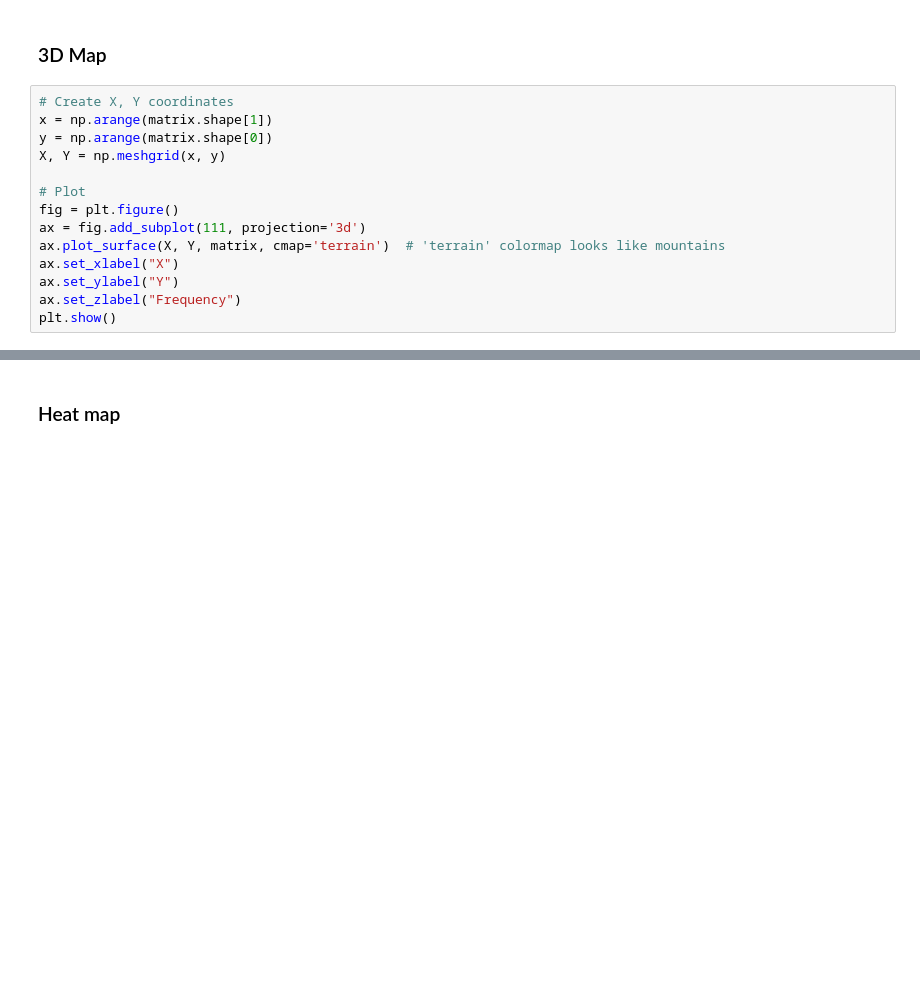
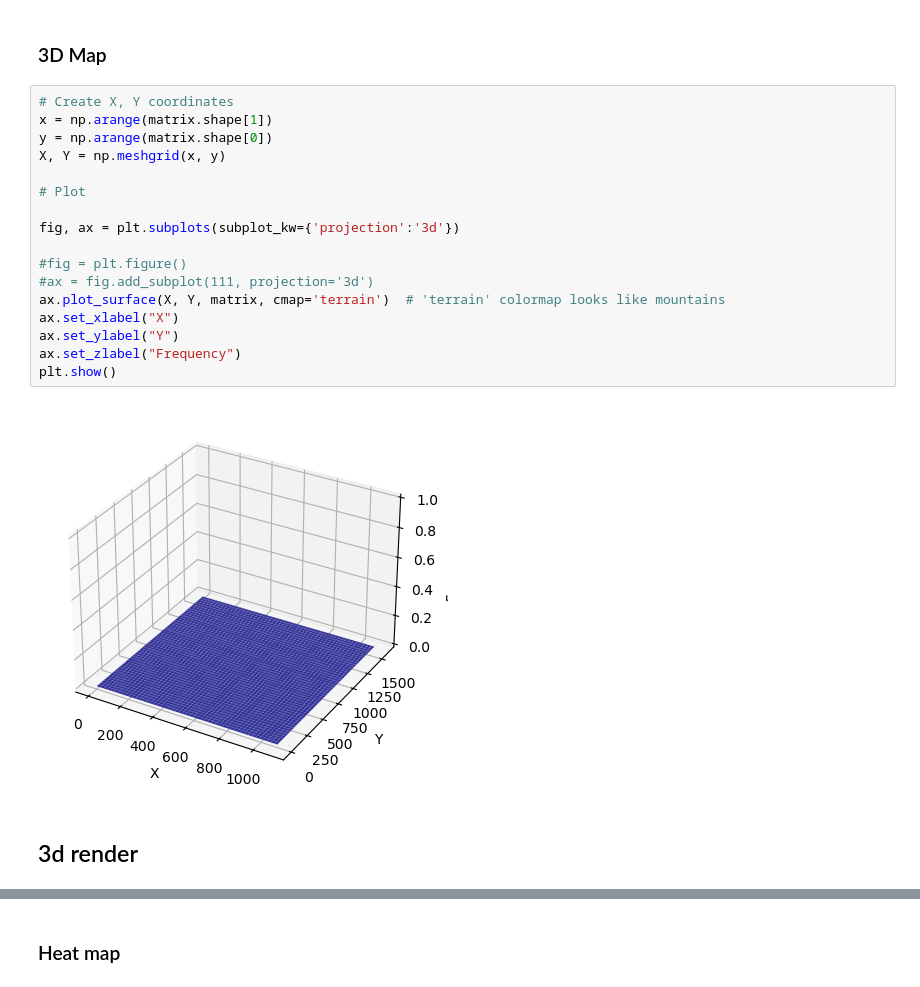
Before and after one commit to Dawson-HEP/scintillating_chamber, a Jupyter notebook: data_analysis/n_distribution_model/beam distribution.ipynb, the cells around one changed output, grey strips where cells are left out. Saved outputs shown, nothing was run; the diff lists cells and outputs as text; blank space fills up the shorter version.

```diff
--- a/data_analysis/n_distribution_model/beam distribution.ipynb
+++ b/data_analysis/n_distribution_model/beam distribution.ipynb
@@ -201,14 +322,21 @@ plt.show()
 # %%
 # Create X, Y coordinates
 x = np.arange(matrix.shape[1])
 y = np.arange(matrix.shape[0])
 X, Y = np.meshgrid(x, y)
 
 # Plot
-fig = plt.figure()
-ax = fig.add_subplot(111, projection='3d')
+
+fig, ax = plt.subplots(subplot_kw={'projection':'3d'})
+
+#fig = plt.figure()
+#ax = fig.add_subplot(111, projection='3d')
 ax.plot_surface(X, Y, matrix, cmap='terrain')  # 'terrain' colormap looks like mountains
 ax.set_xlabel("X")
 ax.set_ylabel("Y")
 ax.set_zlabel("Frequency")
 plt.show()
+# %% [output]
+[figure, added]
+# %% [markdown]
+## 3d render
```
Also changed, not shown: parts of 6 cells of this notebook, 3 other files.
